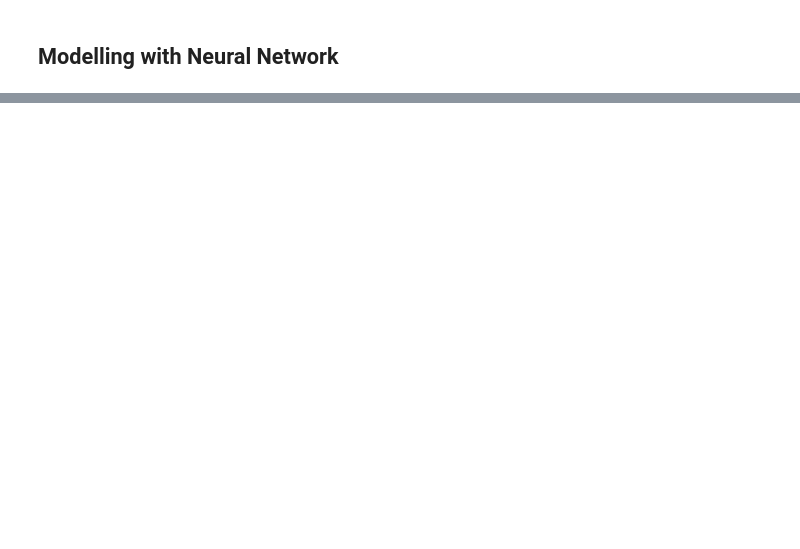
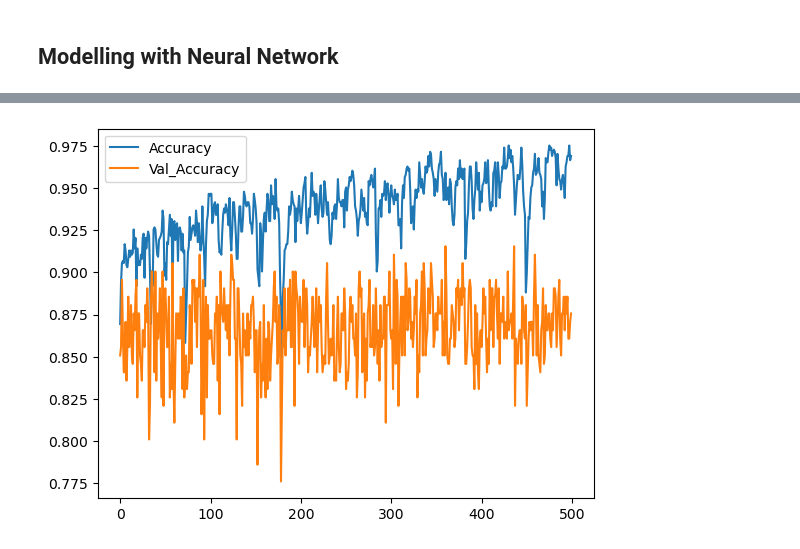
Before and after one commit to zafermesut/concrete-compressive-strengh, a Jupyter notebook: Project.ipynb, the cells around one changed output, grey strips where cells are left out. Cells and saved outputs as stored; diff of their text form; code cells hidden in the pictures; blank space fills up the shorter version.

```diff
--- a/Project.ipynb
+++ b/Project.ipynb
@@ -525,5 +563,3 @@ model.add(Dense(30, activation='relu'))
 model.add(Dense(20, activation='relu'))
 model.add(Dense(4, activation='softmax'))
 model.compile(optimizer='adam', loss='categorical_crossentropy', metrics=['accuracy'])
-# %%
-history = model.fit(x, y, epochs=250, batch_size=32, validation_split=0.2, verbose=1)
@@ -532,0 +566,7 @@ AttributeError: 'NoneType' object has no attribute 'items'
+# %%
+from tensorflow.keras.utils import to_categorical
+y = to_categorical(y)
+# %%
+x_train, x_test, y_train, y_test = train_test_split(x, y, test_size=0.2, random_state=42)
+# %%
+history = model.fit(x_train, y_train, epochs=500, batch_size=64, validation_data=(x_test, y_test))
@@ -532,0 +591,6 @@ AttributeError: 'NoneType' object has no attribute 'items'
+# %%
+plt.plot(history.history['accuracy'], label='Accuracy')
+plt.plot(history.history['val_accuracy'], label='Val_Accuracy')
+plt.legend();
+# %% [output]
+[figure, added]
```
Also changed, not shown: parts of 16 cells of this notebook.
